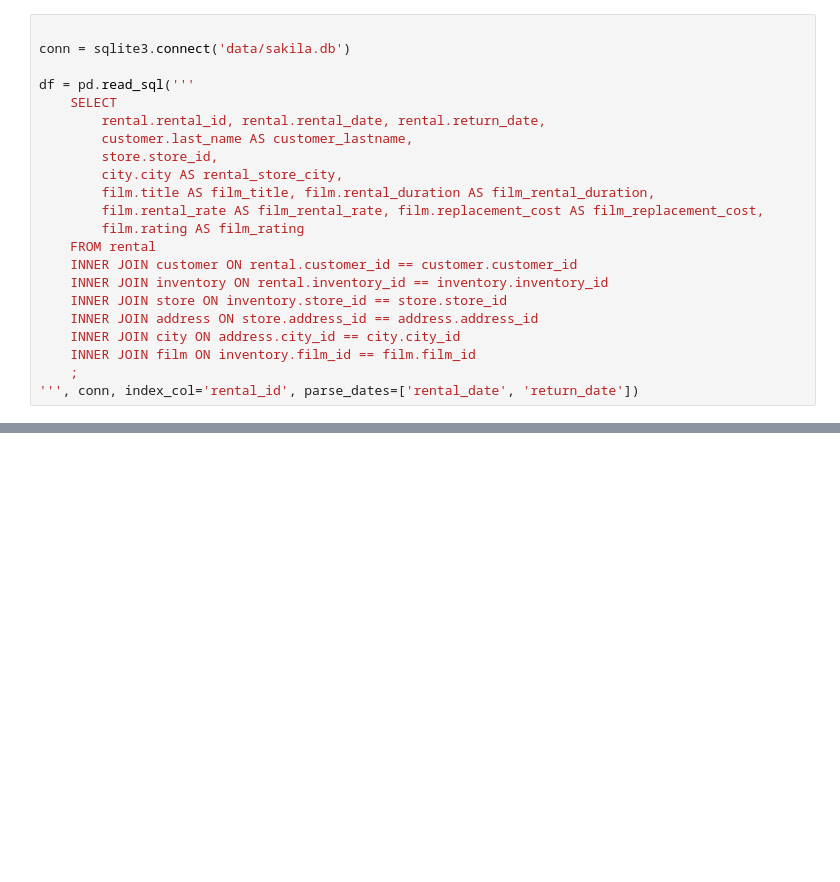
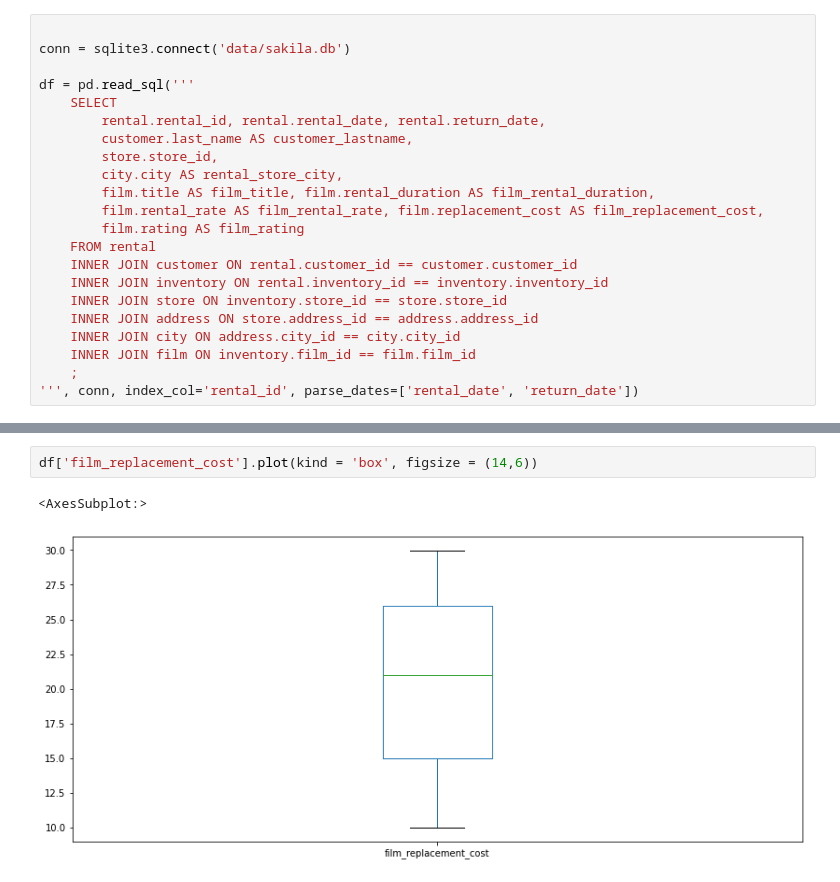
Before and after one commit to patri-carrasco/Data-Analysis-with-Python---Full-Course-for-Beginners-Numpy-Pandas-Matplotlib-Seaborn-, a Jupyter notebook: Exercise_2.ipynb, the cells around one changed output, grey strips where cells are left out. Cells and saved outputs as stored; diff of their text form; blank space fills up the shorter version.

```diff
--- a/Exercise_2.ipynb
+++ b/Exercise_2.ipynb
@@ -41,0 +109,5 @@ df = pd.read_sql('''
+# %%
+df['film_replacement_cost'].plot(kind = 'box', figsize = (14,6))
+# %% [output]
+<AxesSubplot:>
+[figure, added]
```
Also changed, not shown: parts of 38 cells of this notebook.
